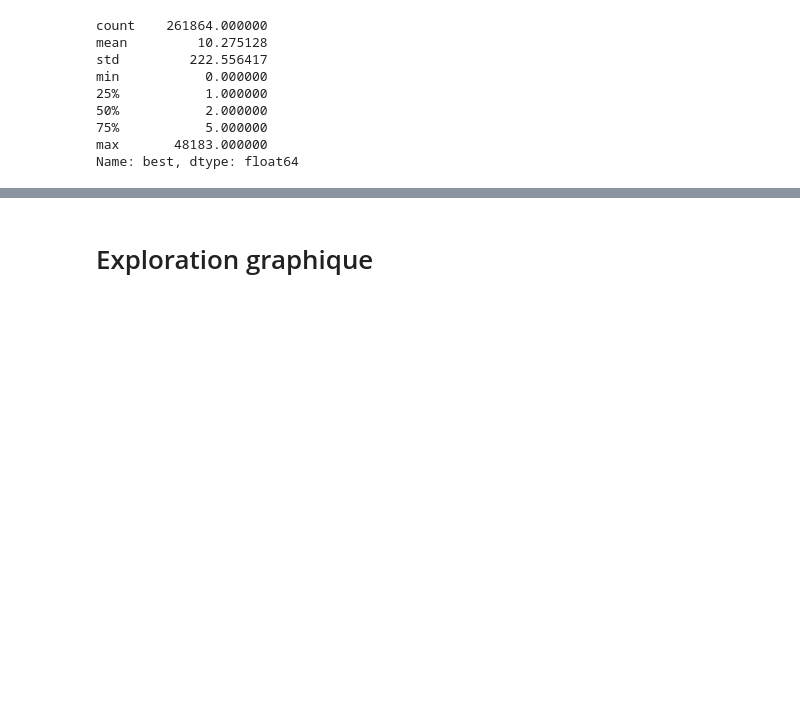
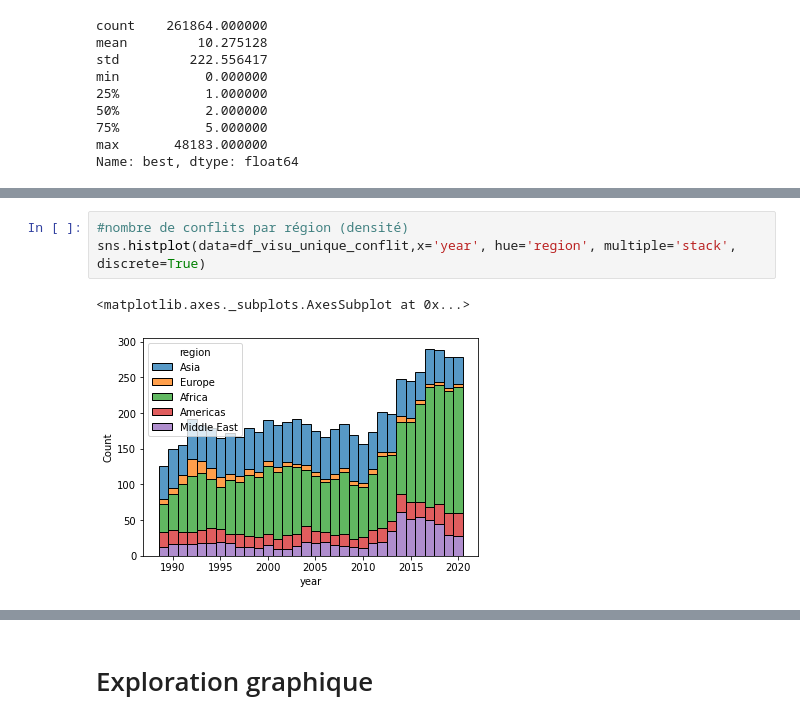
Before and after one commit to LexAdrim/UCDP-project, a Jupyter notebook: main.ipynb, the cells around one changed output, grey strips where cells are left out. Cells and saved outputs as stored; diff of their text form; blank space fills up the shorter version.

```diff
--- a/main.ipynb
+++ b/main.ipynb
@@ -242 +254,7 @@ sns.histplot(data=df_visu_unique_conflit,x='year', hue='type_of_violence', multi
+# %%
+#nombre de conflits par région (densité)
+sns.histplot(data=df_visu_unique_conflit,x='year', hue='region', multiple='stack', discrete=True)
+# %% [output]
+<matplotlib.axes._subplots.AxesSubplot at 0x...>
+[figure, added]
 # %%
```
Also changed, not shown: parts of 4 cells of this notebook.
